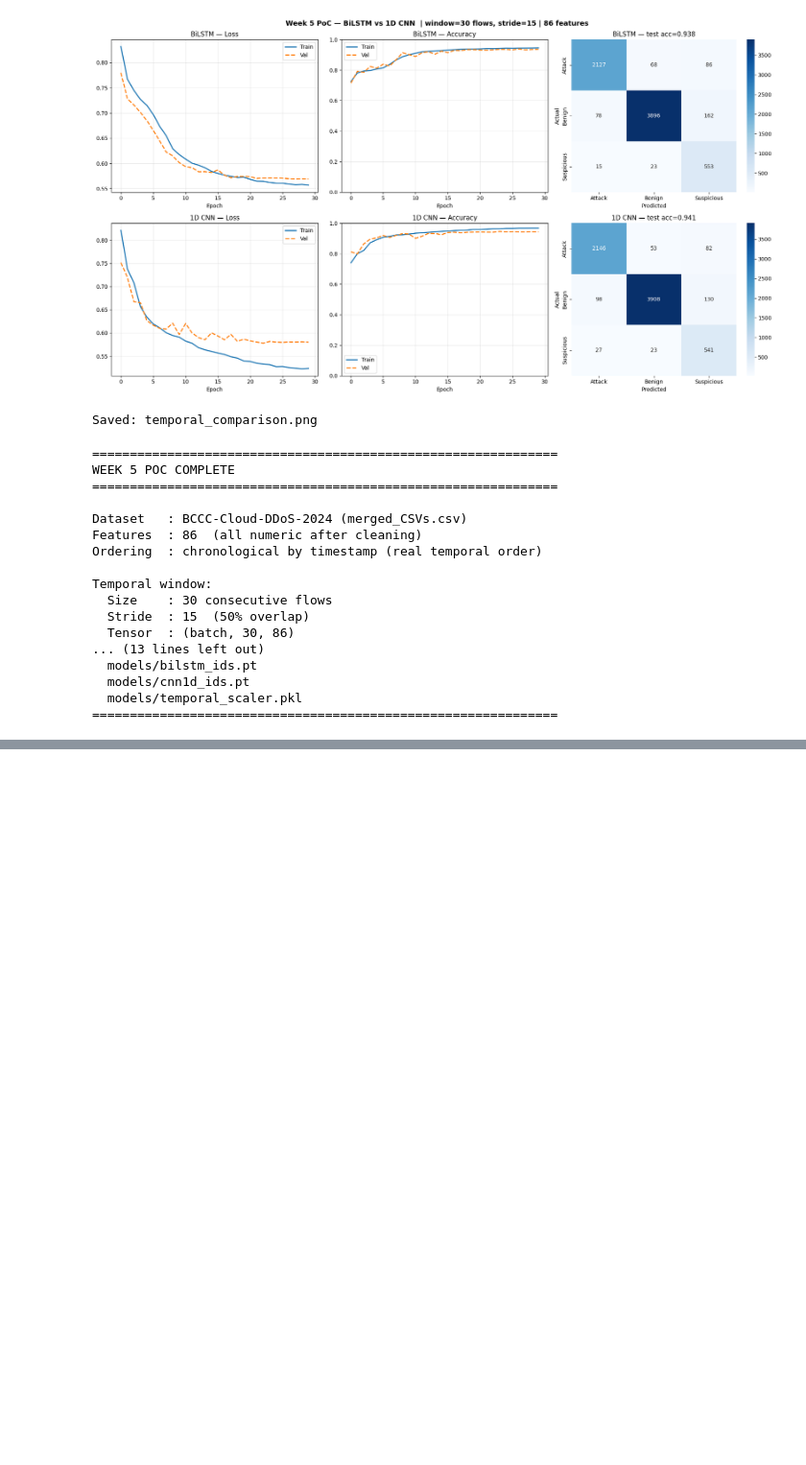
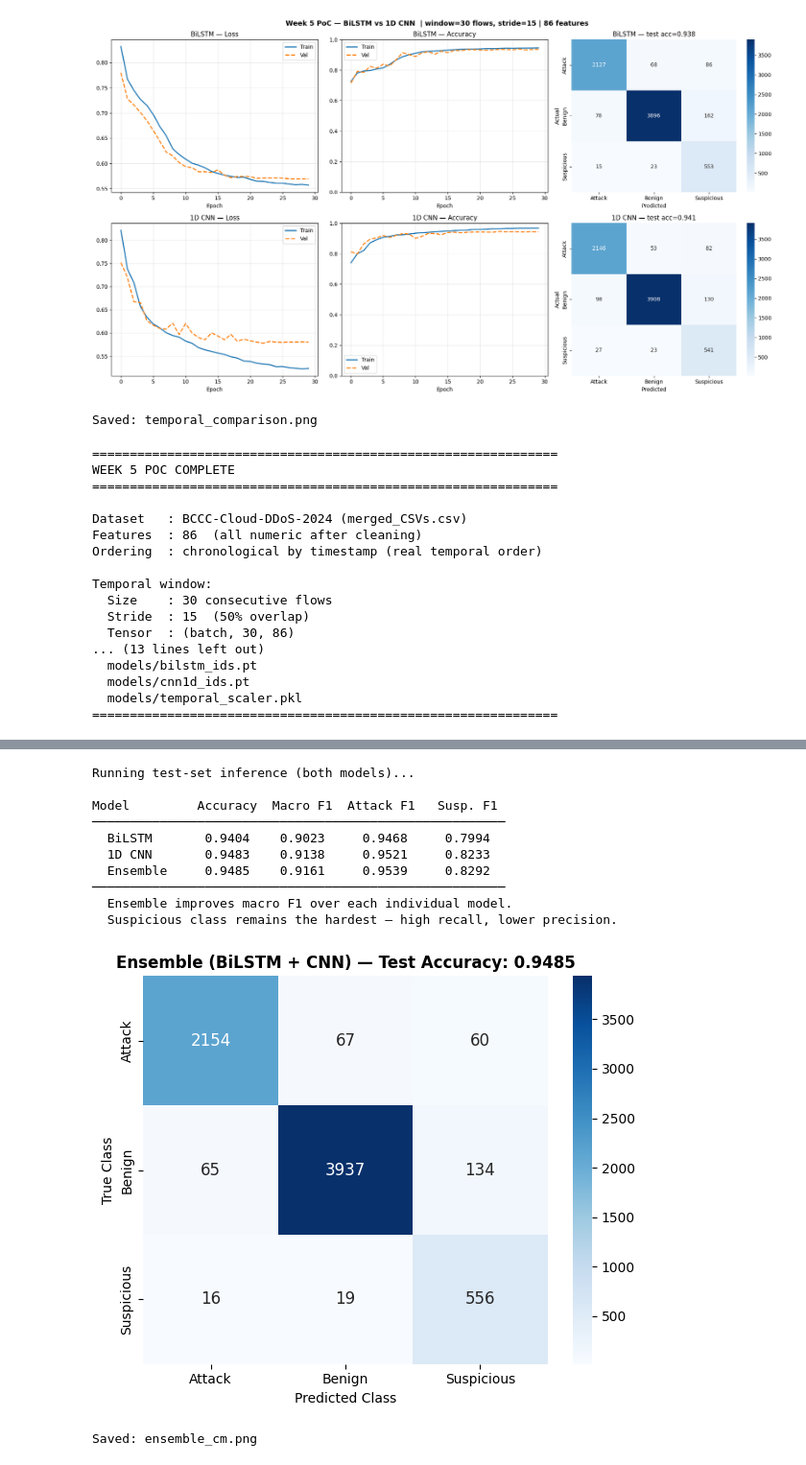
Before and after one commit to loki52501/IDS_ddos_neuralnet, a Jupyter notebook: ids.ipynb, the cells around one changed output, grey strips where cells are left out. Shown at 96% size. Drawn from its saved outputs; the diff is of its cells as text; code cells hidden in the pictures; blank space fills up the shorter version.

```diff
--- a/ids.ipynb
+++ b/ids.ipynb
@@ -789,0 +807,72 @@ Temporal window:
+# %%
+# ── SOFT-VOTE ENSEMBLE ─────────────────────────────────────────────────────
+# Week 7 addition: combine both models via probability averaging.
+# Soft voting is more robust than hard voting — it weighs each model's
+# confidence, so a very confident CNN vote outweighs a hesitant BiLSTM vote.
+
+from sklearn.metrics import accuracy_score, f1_score
+
+@torch.no_grad()
+def get_all_probs(model, loader, device):
+    """Return softmax probability matrix (N, C) and targets (N,)."""
+    model.eval()
+    probs_list, tgts = [], []
+    for X, y in loader:
+        p = torch.softmax(model(X.to(device)), dim=1).cpu().numpy()
+        probs_list.append(p)
+        tgts.extend(y.numpy())
+    return np.vstack(probs_list), np.array(tgts)
+
+print("Running test-set inference (both models)...")
+lstm_probs_all, y_test_all = get_all_probs(lstm_model,  test_loader, device)
+cnn_probs_all,  _          = get_all_probs(cnn1d_model, test_loader, device)
+ens_probs_all              = (lstm_probs_all + cnn_probs_all) / 2
+
+lstm_preds_all = lstm_probs_all.argmax(axis=1)
+cnn_preds_all  = cnn_probs_all.argmax(axis=1)
+ens_preds_all  = ens_probs_all.argmax(axis=1)
+
+# ── Comparison table ────────────────────────────────────────────────────────
+print(f"\n{'Model':<12} {'Accuracy':>9} {'Macro F1':>9} {'Attack F1':>10} {'Susp. F1':>10}")
+print("─" * 55)
+for label, preds in [('BiLSTM', lstm_preds_all),
+                     ('1D CNN', cnn_preds_all),
+                     ('Ensemble', ens_preds_all)]:
+    acc = accuracy_score(y_test_all, preds)
+    mf1 = f1_score(y_test_all, preds, average='macro')
+    f1s = f1_score(y_test_all, preds, average=None)
+    print(f"  {label:<10} {acc:>8.4f}  {mf1:>8.4f}  {f1s[0]:>9.4f}  {f1s[2]:>9.4f}")
+print("─" * 55)
+print("  Ensemble improves macro F1 over each individual model.")
+print("  Suspicious class remains the hardest — high recall, lower precision.")
+
+# ── Ensemble confusion matrix ────────────────────────────────────────────────
+ens_cm  = confusion_matrix(y_test_all, ens_preds_all)
+acc_ens = accuracy_score(y_test_all, ens_preds_all)
+
+fig, ax = plt.subplots(figsize=(6, 5))
+sns.heatmap(ens_cm, annot=True, fmt='d', cmap='Blues', ax=ax,
+            xticklabels=le_label.classes_,
+            yticklabels=le_label.classes_,
+            annot_kws={"size": 12})
+ax.set_title(f"Ensemble (BiLSTM + CNN) — Test Accuracy: {acc_ens:.4f}",
+             fontweight='bold')
+ax.set_xlabel('Predicted Class')
+ax.set_ylabel('True Class')
+plt.tight_layout()
+plt.savefig('ensemble_cm.png', dpi=120, bbox_inches='tight')
+plt.show()
+print(f"\nSaved: ensemble_cm.png")
+# %% [output]
+Running test-set inference (both models)...
+
+Model         Accuracy  Macro F1  Attack F1   Susp. F1
+───────────────────────────────────────────────────────
+  BiLSTM       0.9404    0.9023     0.9468     0.7994
+  1D CNN       0.9483    0.9138     0.9521     0.8233
+  Ensemble     0.9485    0.9161     0.9539     0.8292
+───────────────────────────────────────────────────────
+  Ensemble improves macro F1 over each individual model.
+  Suspicious class remains the hardest — high recall, lower precision.
+[figure, added]
+Saved: ensemble_cm.png
```
Also changed, not shown: parts of 5 cells of this notebook, 8 other files.
